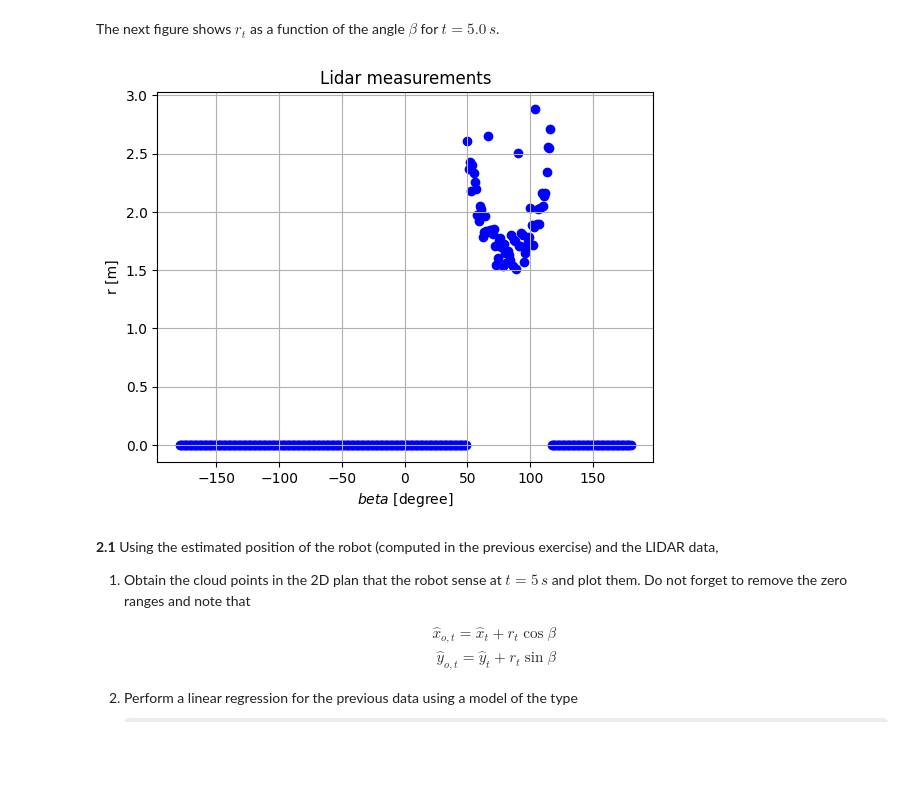
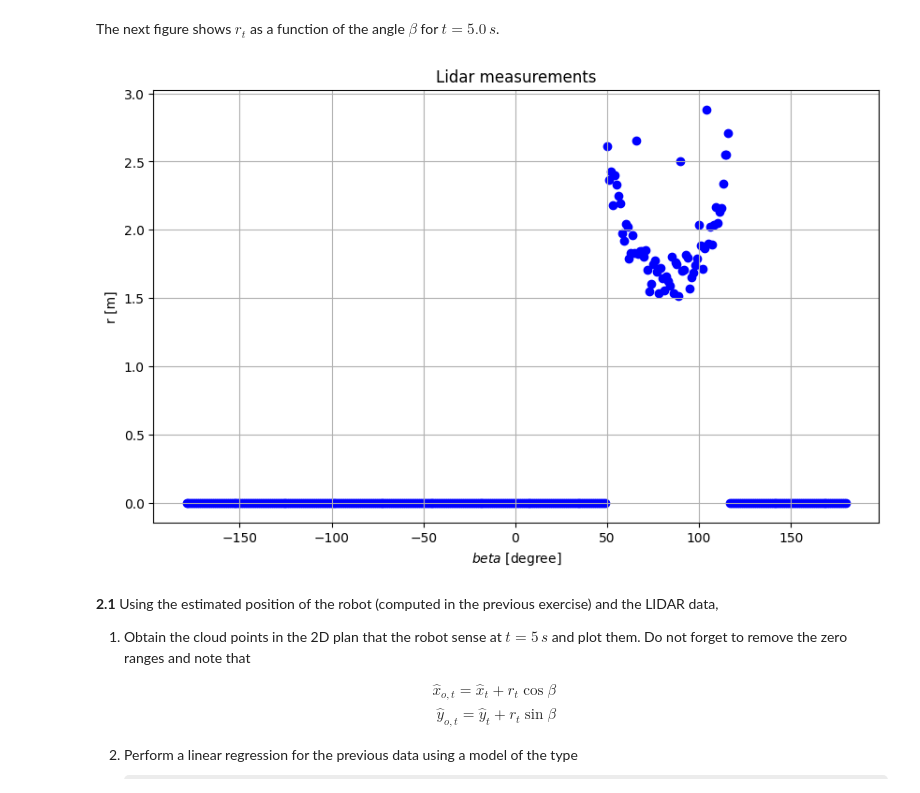
Before and after one commit to brumocas/ML_Projects, a Jupyter notebook: Proj1/ML_project1.ipynb, the cells around one changed output. Saved outputs shown, nothing was run; the diff lists cells and outputs as text; code cells hidden in the pictures; some formulas as TeX source; blank space fills up the shorter version.

```diff
--- a/Proj1/ML_project1.ipynb
+++ b/Proj1/ML_project1.ipynb
@@ -428,19 +442,19 @@ The next figure shows $r_t$ as a function of the angle $\beta$ for $t=5.0\,s$.
 # %%
 
 time = df["time"].values
 Lidar_range = df.iloc[:, np.arange(5,365,1)].values
 
 t=5*10 # t = 5 sec * 1/sample_time
 angle = np.linspace(-179, 180, num=360)
 
-plt.figure()
+plt.figure(figsize=(10, 6))
 plt.scatter(angle, Lidar_range[t], color='b')
 plt.title('Lidar measurements')
 plt.ylabel('r [m]')
 plt.xlabel('$beta$ [degree]')
 plt.grid()
 # %% [output]
-[figure, old version]
+[figure, new version]
 # %% [markdown]
 **2.1**
 Using the estimated position of the robot (computed in the previous exercise) and the LIDAR data,
```
Also changed, not shown: parts of 8 cells of this notebook, 1 other file.
